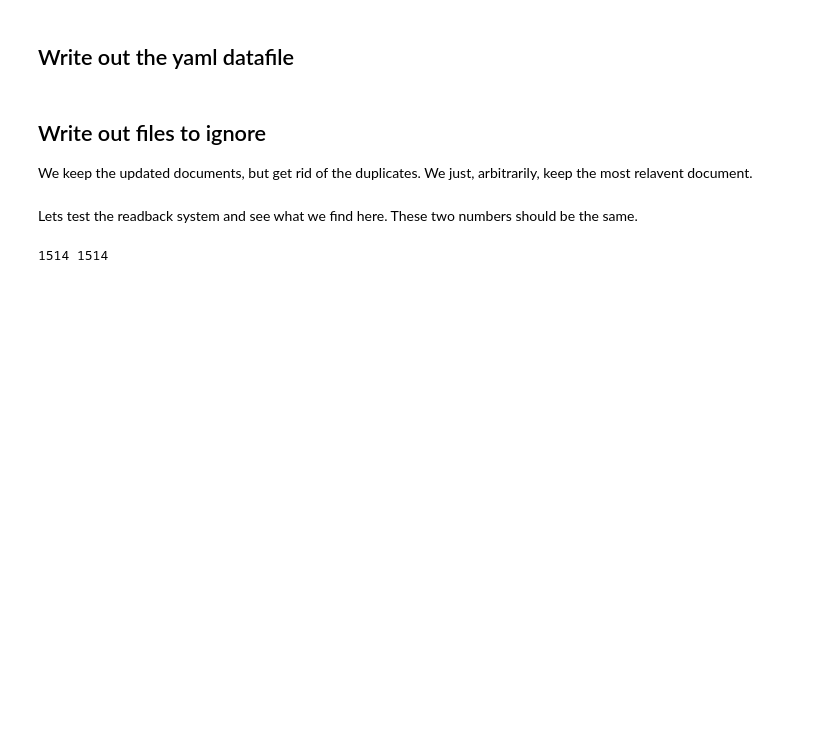
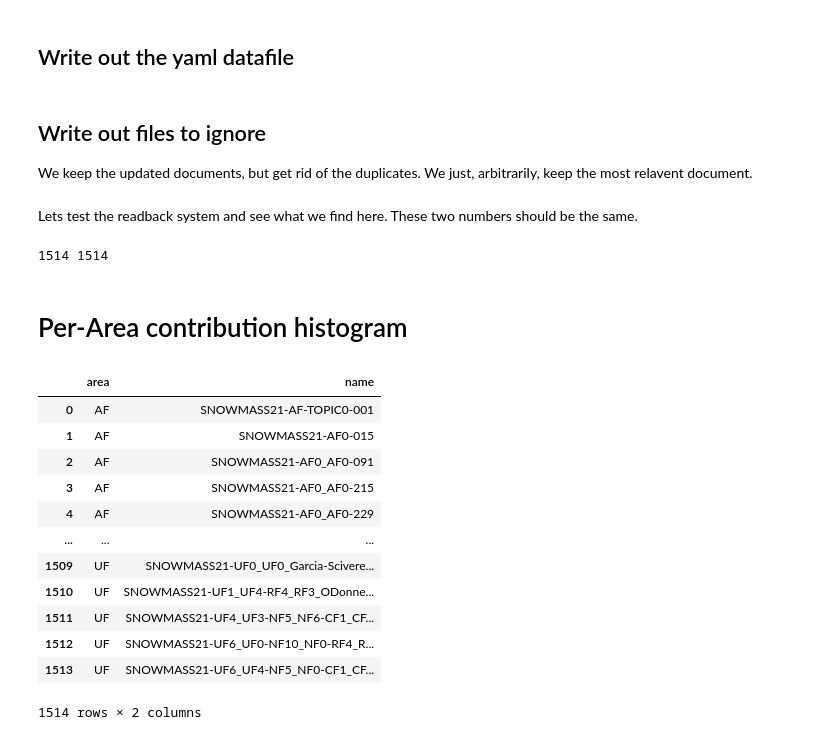
Before and after one commit to gordonwatts/snowmass-loi-words, a Jupyter notebook: notebooks/01-Duplicates.ipynb, the cells around one changed output. Drawn from its saved outputs; the diff is of its cells as text; code cells hidden in the pictures; blank space fills up the shorter version.

```diff
--- a/notebooks/01-Duplicates.ipynb
+++ b/notebooks/01-Duplicates.ipynb
@@ -253,2 +255,4 @@ print (len(list(all_files_trimmed)), n_total_files-n_duplicates)
 # %% [output]
 1514 1514
+# %% [markdown]
+# Per-Area contribution histogram
@@ -254,0 +268,16 @@ print (len(list(all_files_trimmed)), n_total_files-n_duplicates)
+# %%
+df
+# %% [output]
+|  | area | name |
+| 0 | AF | SNOWMASS21-AF-TOPIC0-001 |
+| 1 | AF | SNOWMASS21-AF0-015 |
+| 2 | AF | SNOWMASS21-AF0_AF0-091 |
+| 3 | AF | SNOWMASS21-AF0_AF0-215 |
+| 4 | AF | SNOWMASS21-AF0_AF0-229 |
+| ... | ... | ... |
+| 1509 | UF | SNOWMASS21-UF0_UF0_Garcia-Scivere... |
+| 1510 | UF | SNOWMASS21-UF1_UF4-RF4_RF3_ODonne... |
+| 1511 | UF | SNOWMASS21-UF4_UF3-NF5_NF6-CF1_CF... |
+| 1512 | UF | SNOWMASS21-UF6_UF0-NF10_NF0-RF4_R... |
+| 1513 | UF | SNOWMASS21-UF6_UF4-NF5_NF0-CF1_CF... |
+1514 rows × 2 columns
```
Also changed, not shown: parts of 6 cells of this notebook, 2 other files.
